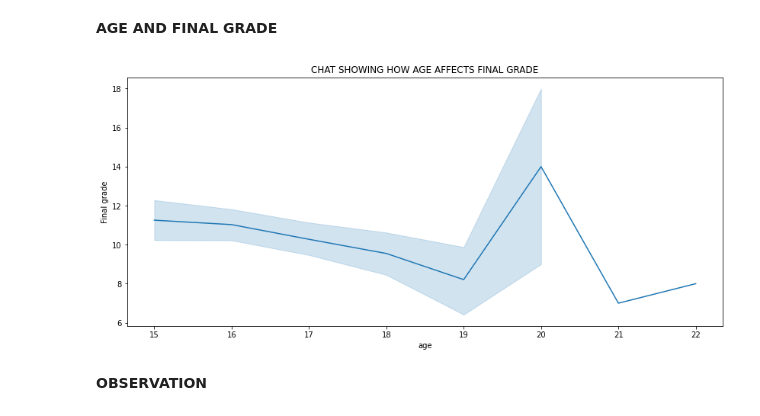
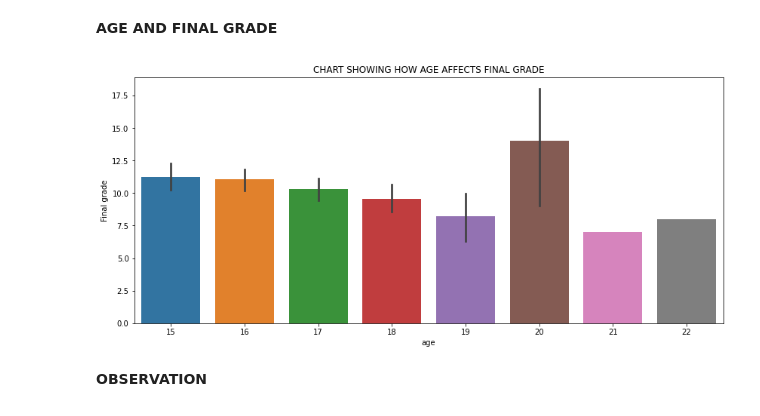
Before and after one commit to devchoplife/Students-grades, a Jupyter notebook: portuguese_students_grade_analysis.ipynb, the cells around one changed output. Cells and saved outputs as stored; diff of their text form; code cells hidden in the pictures.

```diff
--- a/portuguese_students_grade_analysis.ipynb
+++ b/portuguese_students_grade_analysis.ipynb
@@ -225,12 +225,12 @@ plt.show()
 **AGE AND FINAL GRADE**
 # %%
 plt.figure(figsize = (14, 6))
-sns.lineplot('age', 'G3', data = grades)
-plt.title("CHAT SHOWING HOW AGE AFFECTS FINAL GRADE")
+sns.barplot('age', 'G3', data = grades)
+plt.title("CHART SHOWING HOW AGE AFFECTS FINAL GRADE")
 plt.ylabel("Final grade")
 plt.show()
 # %% [output]
-[figure, old version]
+[figure, new version]
 # %% [markdown]
 **OBSERVATION**
 # %% [markdown]
```
Also changed, not shown: parts of 2 cells of this notebook.
